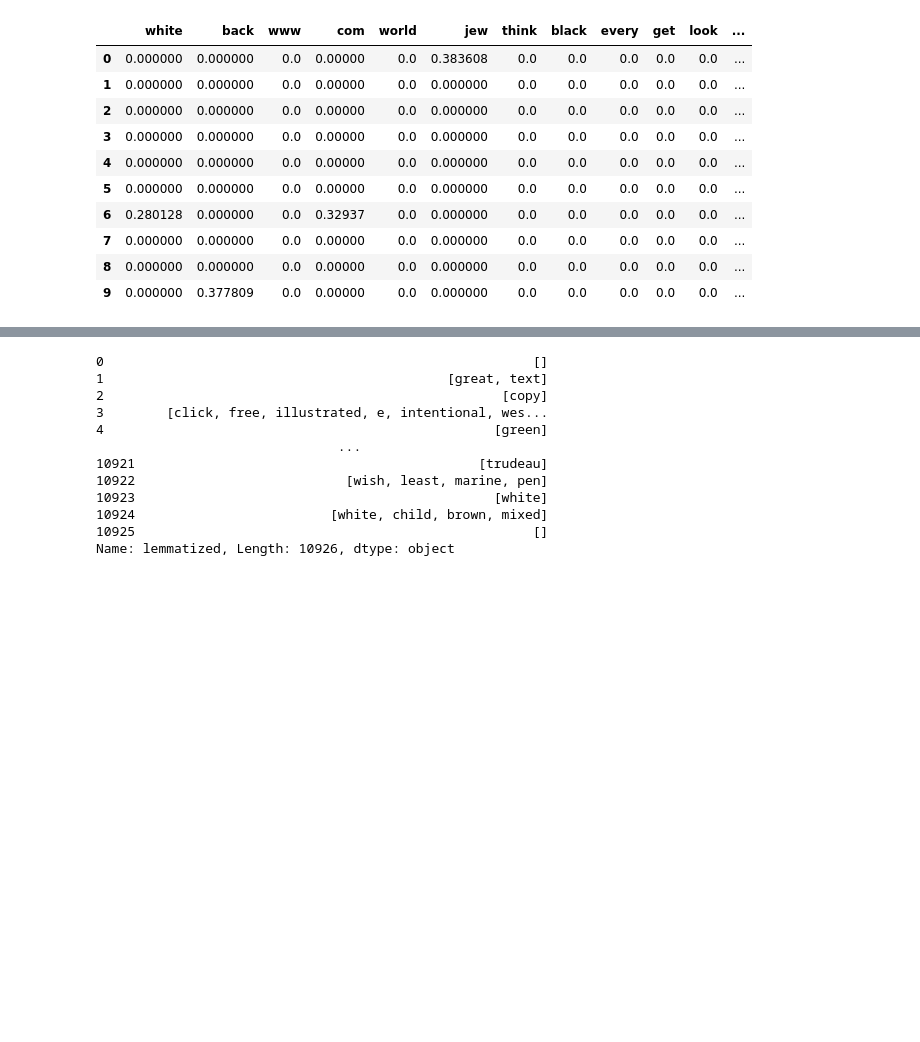
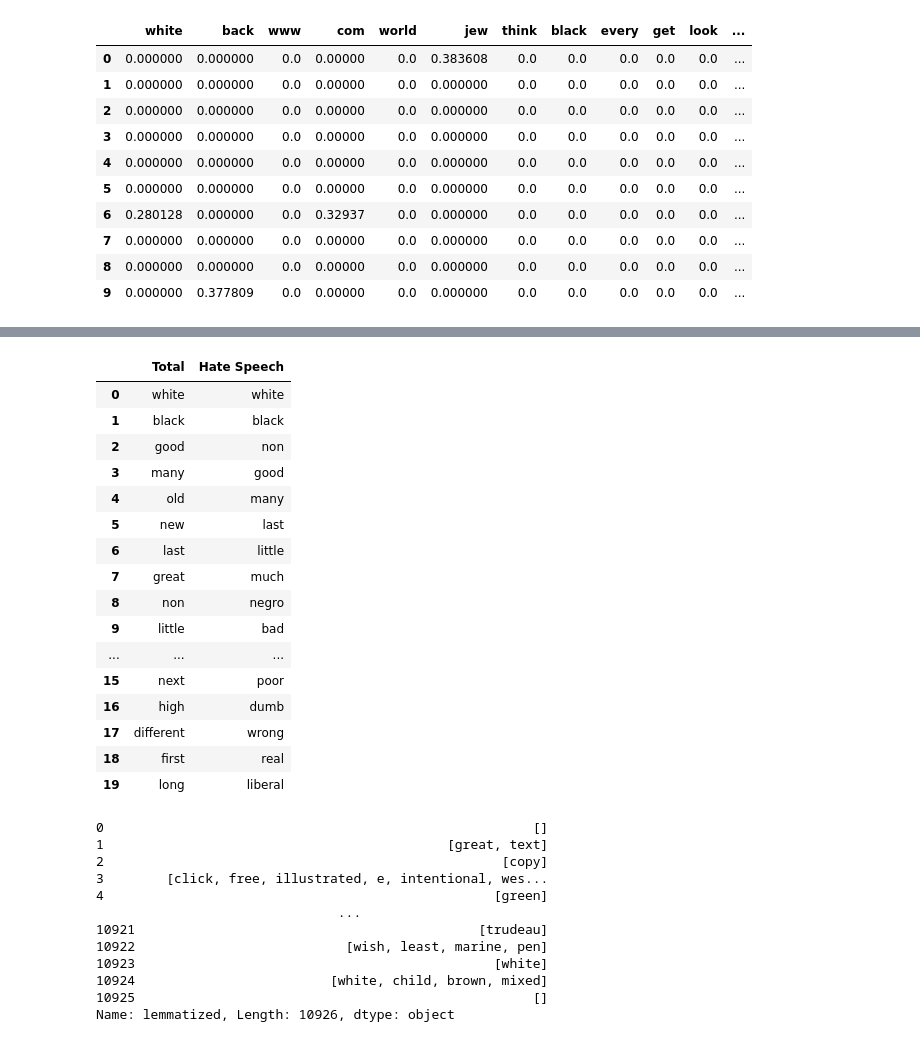
Before and after one commit to martinaviggiano/textsent_project, a Jupyter notebook: COME LO CHIAMO.ipynb, the cells around one changed output, grey strips where cells are left out. Saved outputs shown, nothing was run; the diff lists cells and outputs as text; code cells hidden in the pictures; blank space fills up the shorter version.

Commit message:
Update with spacy for pos

```diff
--- a/COME LO CHIAMO.ipynb
+++ b/COME LO CHIAMO.ipynb
@@ -279,0 +386,18 @@ def pos_tag(text):
+# %%
+hate = data.loc[data["label"] == 1]
+# %%
+all_pos_hate = hate['POS_spacy'].sum()
+# %%
+all_adjs_hate = [x[0] for x in all_pos_hate if x[1] == "ADJ"]
+all_nouns_hate = [x[0] for x in all_pos_hate if x[1] == "NOUN"]
+# %%
+adj_counter1 = {}
+for word in all_adjs_hate:
+    if word in adj_counter1:
+        adj_counter1[word] += 1
+    else:
+        adj_counter1[word] = 1
+
+popular_adj1 = sorted(adj_counter1, key = adj_counter1.get, reverse = True)
+top_20_adj1 = popular_adj1[:20]
+top_20_adj1
@@ -280,3 +457,25 @@ def pos_tag(text):
+# %%
+top_adj = {"Total": top_20_adj, "Hate Speech": top_20_adj1}
+top_adj = pd.DataFrame(top_adj)
+top_adj
+# %% [output]
+|  | Total | Hate Speech |
+| 0 | white | white |
+| 1 | black | black |
+| 2 | good | non |
+| 3 | many | good |
+| 4 | old | many |
+| 5 | new | last |
+| 6 | last | little |
+| 7 | great | much |
+| 8 | non | negro |
+| 9 | little | bad |
+| ... | ... | ... |
+| 15 | next | poor |
+| 16 | high | dumb |
+| 17 | different | wrong |
+| 18 | first | real |
+| 19 | long | liberal |
 # %%
 data['POS'] = data['lemmatized'].apply(pos_tag)
 # %%
```
Also changed, not shown: parts of 23 cells of this notebook.
